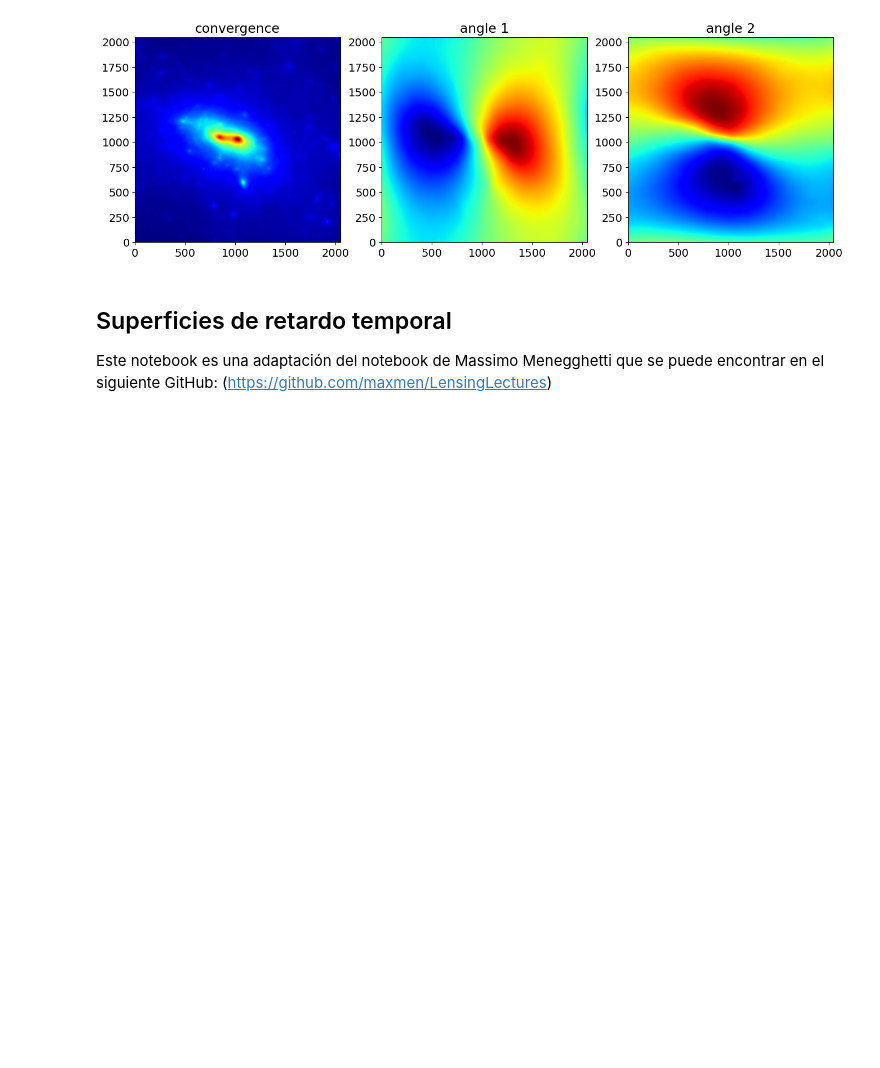
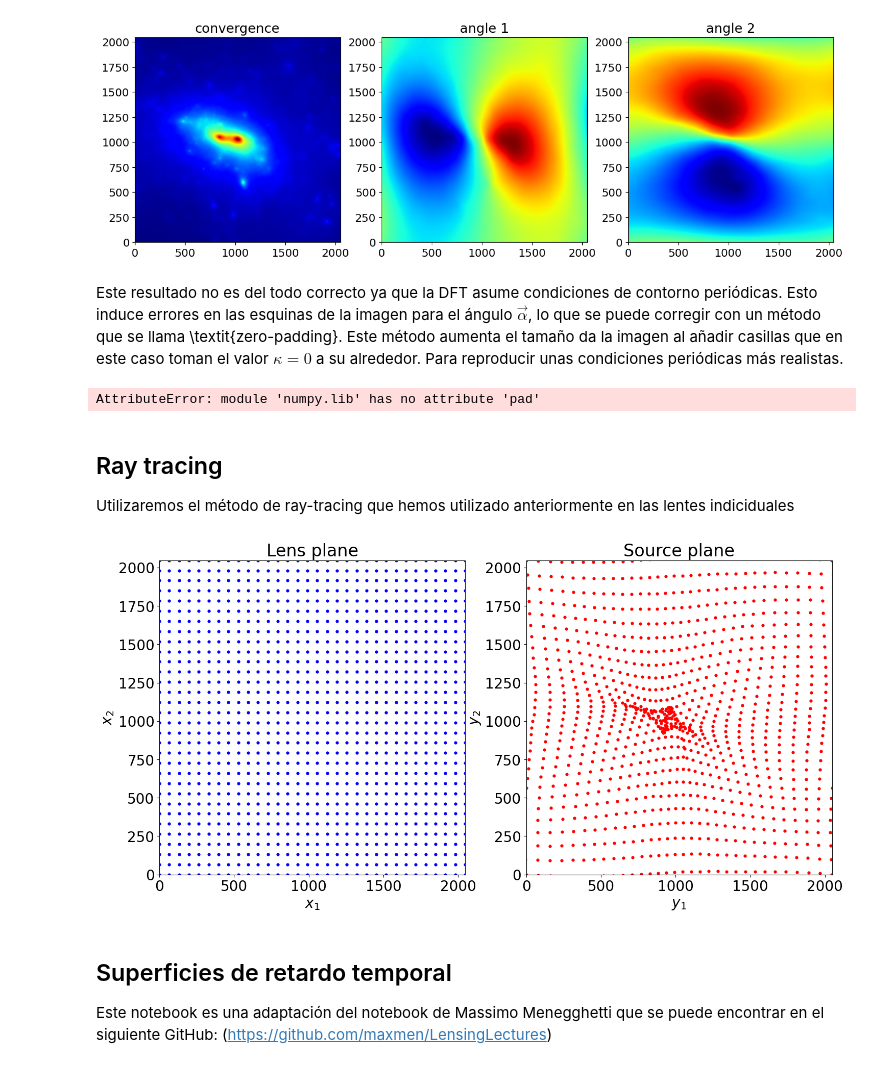
Before and after one commit to UnaiRazkin/El-fen-meno-de-lente-gravitacional-simulaci-n-para-un-agujero-negro, a Jupyter notebook: Notebooks/Massimo_Meneghetti/Lentes múltiples.ipynb, the cells around one changed output. Cells and saved outputs as stored; diff of their text form; code cells hidden in the pictures; blank space fills up the shorter version.

Commit message:
Lentes múltiples

```diff
--- a/Notebooks/Massimo_Meneghetti/Lentes múltiples.ipynb
+++ b/Notebooks/Massimo_Meneghetti/Lentes múltiples.ipynb
@@ -289,7 +293,7 @@ class deflector(object):
         kk = k[0]**2 + k[1]**2
         kk[0,0] = 1.0
         #FFT of the convergence
-        kappa_ft = fft.fftn(kappa)
+        kappa_ft = fft.fftn(self.kappa)
         #compute the FT of the potential
         kappa_ft *= - 1.0 / (kk * (2.0*np.pi**2))
         kappa_ft[0,0] = 0.0
@@ -330,6 +334,76 @@ fig.savefig('../../Multimedia/Massimo_Meneghetti/Deflexión_distrbución_de_masa
 # %% [output]
 -207.4221276965698 228.76333487846483
 [figure]
+# %% [markdown]
+Este resultado no es del todo correcto ya que la DFT asume condiciones de contorno periódicas. Esto induce errores en las esquinas de la imagen para el ángulo $\vec{\alpha}$, lo que se puede corregir con un método que se llama \textit{zero-padding}. Este método aumenta el tamaño da la imagen al añadir casillas que en este caso toman el valor $\kappa=0$ a su alrededor. Para reproducir unas condiciones periódicas más realistas.
+# %%
+df=deflector('../../data/kappa_2.fits', True)
+angx,angy=df.angles()
+kappa=df.kmap()
+#plt.rcParams['image.cmap'] = 'jet'
+fig,ax = plt.subplots(1,3,figsize=(16,8))
+ax[0].imshow(kappa,origin="lower",vmax=2.5)
+ax[0].set_title('convergence')
+ax[1].imshow(angx,origin="lower")
+ax[1].set_title('angle 1')
+ax[2].imshow(angy,origin="lower")
+ax[2].set_title('angle 2')
+fig.savefig('../../Multimedia/Massimo_Meneghetti/Deflexión_distrbución_de_masa/padding.png')
+# %% [output]
+AttributeError: module 'numpy.lib' has no attribute 'pad'
+# %% [markdown]
+## Ray tracing
+
+Utilizaremos el método de ray-tracing que hemos utilizado anteriormente en las lentes indiciduales
+# %%
+npix=angx.shape[0]
+ndown=64
+x1=np.linspace(0.0,1.0,int(npix/ndown))*(npix-1) # dowsampled x1,x2 coordinates
+x2=np.linspace(0.0,1.0,int(npix/ndown))*(npix-1) #
+x1_,x2_=np.meshgrid(x1,x2) # downsampled grid
+# now we need to interpolate the defl. angle maps at (x1_,x2_)
+# we can use the method map_coordinates from scipy.ndimage
+from scipy.ndimage import map_coordinates
+
+# first, we need to reshape x1_ and x2_:
+x=np.reshape(x1_,x1_.size)
+y=np.reshape(x2_,x2_.size)
+# then we interpolate:
+angx_=map_coordinates(angx,[[y],[x]],order=5)
+angy_=map_coordinates(angy,[[y],[x]],order=5)
+# now we reshape the angles back to a mesh
+angx_=angx_.reshape((int(npix/ndown),int(npix/ndown)))
+angy_=angy_.reshape((int(npix/ndown),int(npix/ndown)))
+# finally we ray-trace:
+y1=x1_-angx_
+y2=x2_-angy_
+# or
+#y1=(x1-angx_)
+#y2=np.transpose(x2-np.transpose(angy_))
+
+#plot the results
+font = {'family' : 'DejaVu Sans',
+        'weight' : 'normal',
+        'size'   : 20}
+import matplotlib
+matplotlib.rc('font', **font)
+
+fig,ax=plt.subplots(1,2,figsize=(17,8))
+ax[0].plot(np.reshape(x1_,x2_.size),np.reshape(x2_,x2_.size),'o',color='blue',markersize=3.5)
+ax[1].plot(np.reshape(y1,y1.size),np.reshape(y2,y2.size),'o',color='red',markersize=3.5)
+ax[0].set_title('Lens plane')
+ax[1].set_title('Source plane')
+ax[0].set_xlabel('$x_1$')
+ax[0].set_ylabel('$x_2$')
+ax[1].set_xlabel('$y_1$')
+ax[1].set_ylabel('$y_2$')
+for i in [0,1]:
+    ax[i].set_xlim([0,np.max(x1)])
+    ax[i].set_ylim([0,np.max(x2)])
+
+fig.savefig('../../Multimedia/Massimo_Meneghetti/Distribución_ray_tracing.png')
+# %% [output]
+[figure, added]
 # %% [markdown]
 ## Superficies de retardo temporal
 
```
Also changed, not shown: parts of 3 cells of this notebook, 3 other files.
